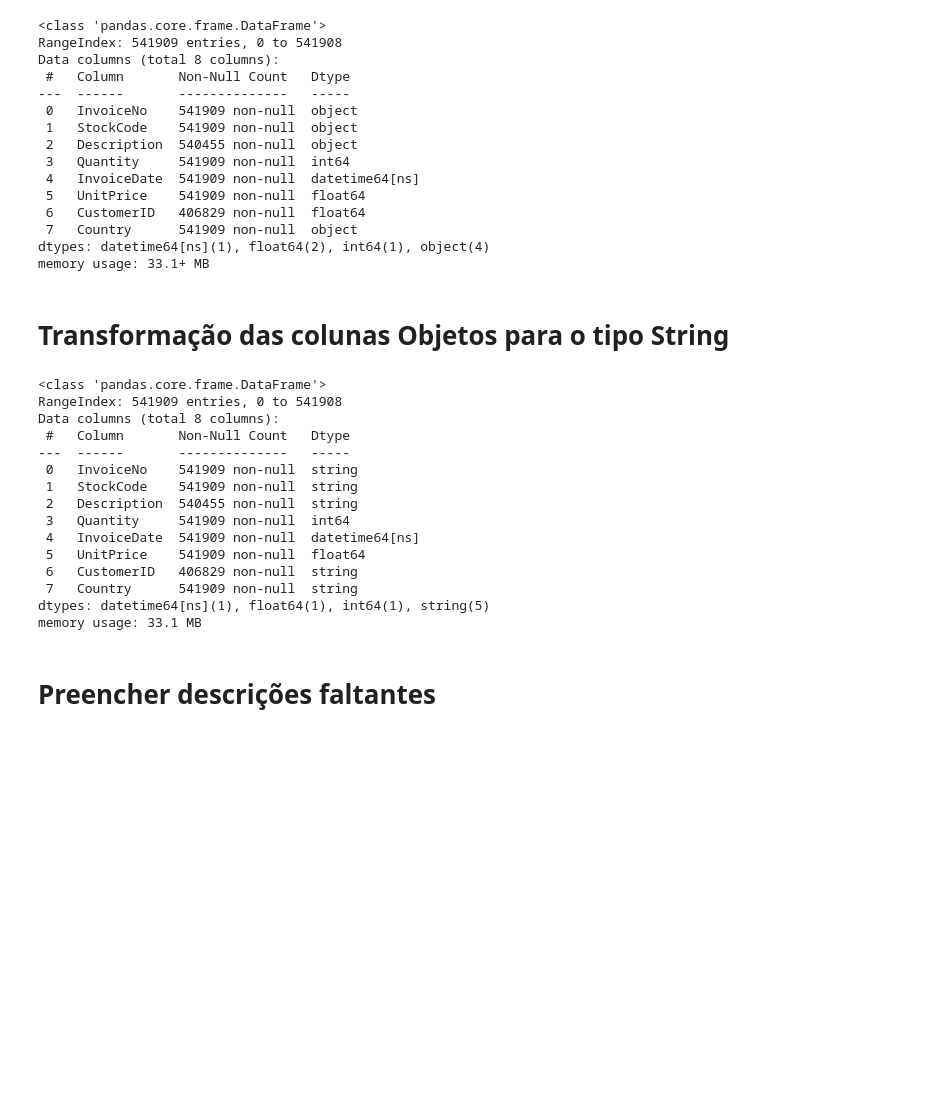
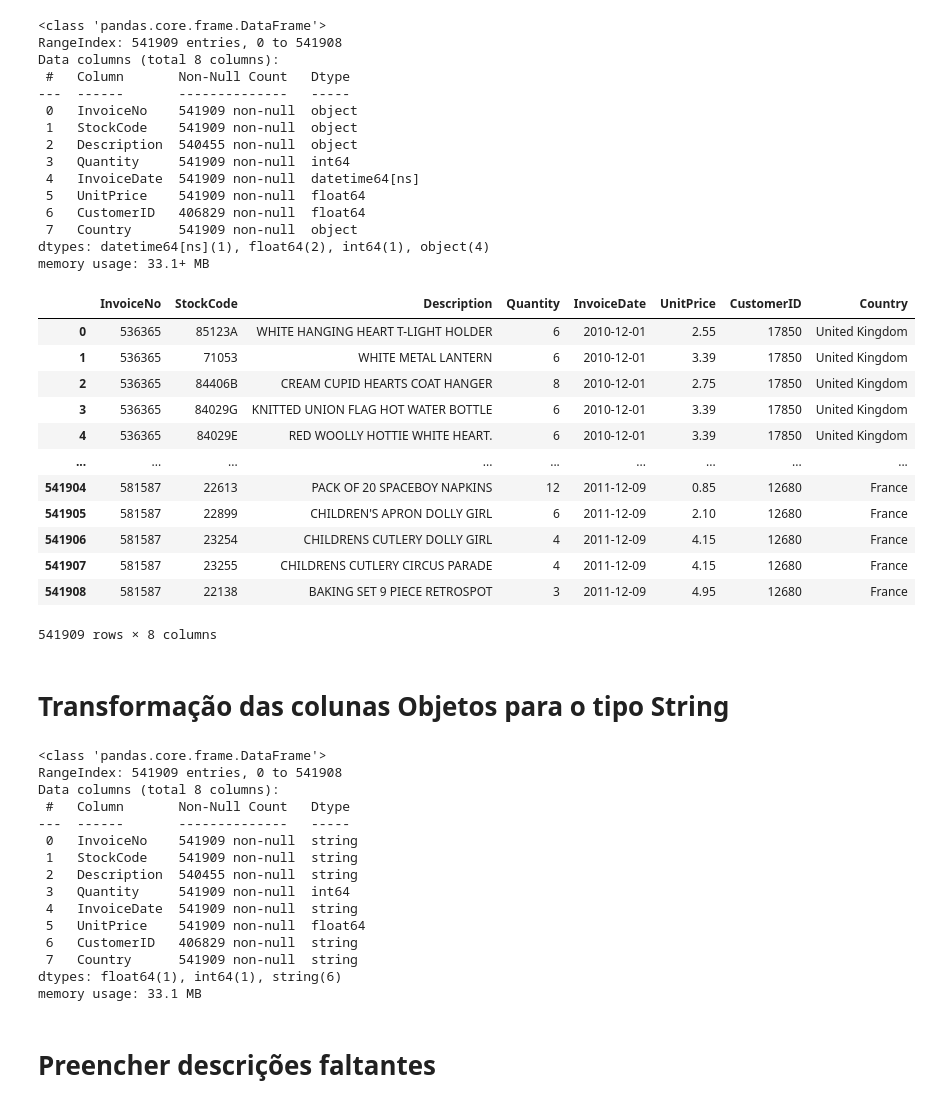
Before and after one commit to brunomaion/TesteKoreData, a Jupyter notebook: preprocessamento.ipynb, the cells around one changed output. Cells and saved outputs as stored; diff of their text form; code cells hidden in the pictures; blank space fills up the shorter version.

```diff
--- a/preprocessamento.ipynb
+++ b/preprocessamento.ipynb
@@ -29,8 +29,26 @@ Data columns (total 8 columns):
 dtypes: datetime64[ns](1), float64(2), int64(1), object(4)
 memory usage: 33.1+ MB
 # %%
+df['InvoiceDate'] = pd.to_datetime(df['InvoiceDate']).dt.date
+df['TotalPrice'] = df['UnitPrice'] * df['Quantity']
 df['CustomerID'] = df['CustomerID'].astype('Int64')
 df['CustomerID'] = df['CustomerID'].astype('string')
+
+display(df)
+# %% [output]
+|  | InvoiceNo | StockCode | Description | Quantity | InvoiceDate | UnitPrice | CustomerID | Country |
+| 0 | 536365 | 85123A | WHITE HANGING HEART T-LIGHT HOLDER | 6 | 2010-12-01 | 2.55 | 17850 | United Kingdom |
+| 1 | 536365 | 71053 | WHITE METAL LANTERN | 6 | 2010-12-01 | 3.39 | 17850 | United Kingdom |
+| 2 | 536365 | 84406B | CREAM CUPID HEARTS COAT HANGER | 8 | 2010-12-01 | 2.75 | 17850 | United Kingdom |
+| 3 | 536365 | 84029G | KNITTED UNION FLAG HOT WATER BOTTLE | 6 | 2010-12-01 | 3.39 | 17850 | United Kingdom |
+| 4 | 536365 | 84029E | RED WOOLLY HOTTIE WHITE HEART. | 6 | 2010-12-01 | 3.39 | 17850 | United Kingdom |
+| ... | ... | ... | ... | ... | ... | ... | ... | ... |
+| 541904 | 581587 | 22613 | PACK OF 20 SPACEBOY NAPKINS | 12 | 2011-12-09 | 0.85 | 12680 | France |
+| 541905 | 581587 | 22899 | CHILDREN'S APRON DOLLY GIRL | 6 | 2011-12-09 | 2.10 | 12680 | France |
+| 541906 | 581587 | 23254 | CHILDRENS CUTLERY DOLLY GIRL | 4 | 2011-12-09 | 4.15 | 12680 | France |
+| 541907 | 581587 | 23255 | CHILDRENS CUTLERY CIRCUS PARADE | 4 | 2011-12-09 | 4.15 | 12680 | France |
+| 541908 | 581587 | 22138 | BAKING SET 9 PIECE RETROSPOT | 3 | 2011-12-09 | 4.95 | 12680 | France |
+541909 rows × 8 columns
 # %% [markdown]
 # Transformação das colunas Objetos para o tipo String
 # %%
@@ -46,11 +64,11 @@ Data columns (total 8 columns):
  1   StockCode    541909 non-null  string
  2   Description  540455 non-null  string
  3   Quantity     541909 non-null  int64
- 4   InvoiceDate  541909 non-null  datetime64[ns]
+ 4   InvoiceDate  541909 non-null  string
  5   UnitPrice    541909 non-null  float64
  6   CustomerID   406829 non-null  string
  7   Country      541909 non-null  string
-dtypes: datetime64[ns](1), float64(1), int64(1), string(5)
+dtypes: float64(1), int64(1), string(6)
 memory usage: 33.1 MB
 # %% [markdown]
 # Preencher descrições faltantes
```
Also changed, not shown: parts of 1 cell of this notebook, 18 other files.
